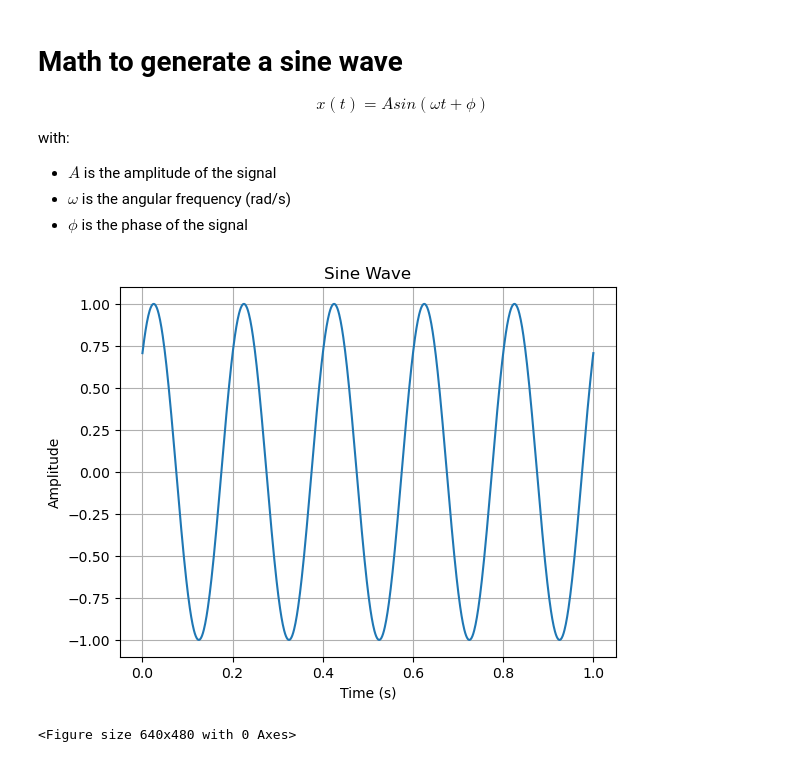
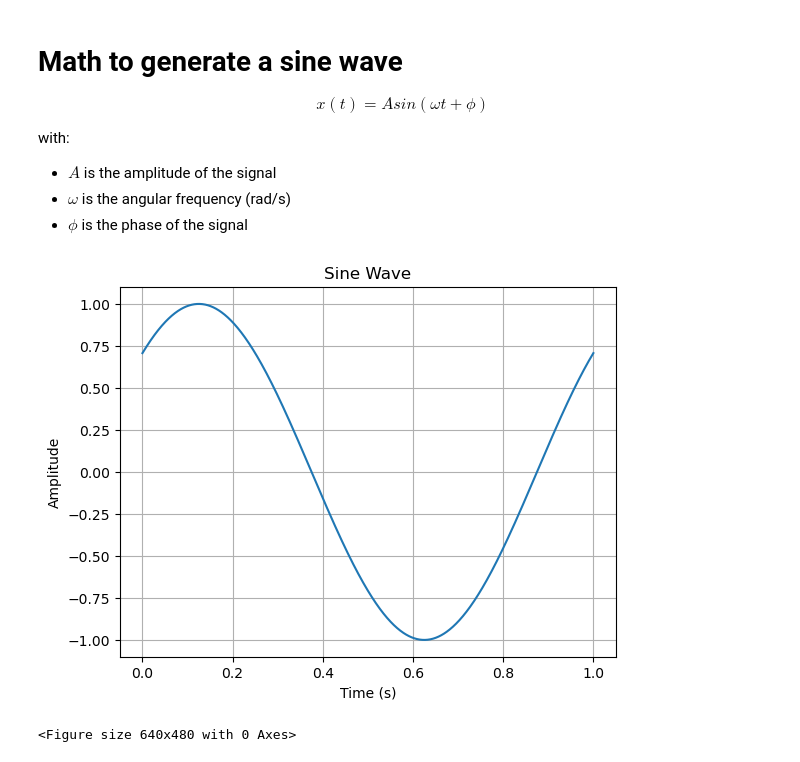
Before and after one commit to tuba1079/Series02-Python, a Jupyter notebook: Series02-python.ipynb, the cells around one changed output. Cells and saved outputs as stored; diff of their text form; code cells hidden in the pictures.

```diff
--- a/Series02-python.ipynb
+++ b/Series02-python.ipynb
@@ -18,20 +18,20 @@ import matplotlib.pyplot as plt
 # %%
 # create a Create a numpy array called t that contains 1000 values from 0 to 1 (t is for time)
 t = np.linspace(0, 1, 1000)
 
 # Create a numpy array called s that contains the values of a sine function of t (s is for signal)
-s = np.sin(2 * np.pi * 5 * t + np.pi/4)  # 5 Hz sine wave with a phase shift of π/4
+s = np.sin(2 * np.pi * 1 * t + np.pi/4)  # 5 Hz sine wave with a phase shift of π/4
 
 # Plot the signal
 plt.plot(t, s)
 plt.xlabel('Time (s)')
 plt.ylabel('Amplitude')
 plt.title('Sine Wave')
 plt.grid(True)
 plt.show()
 
 # save a plot in png file
 plt.savefig('sine_wave.png')
 # %% [output]
-[figure, old version]
+[figure, new version]
 <Figure size 640x480 with 0 Axes>
```
